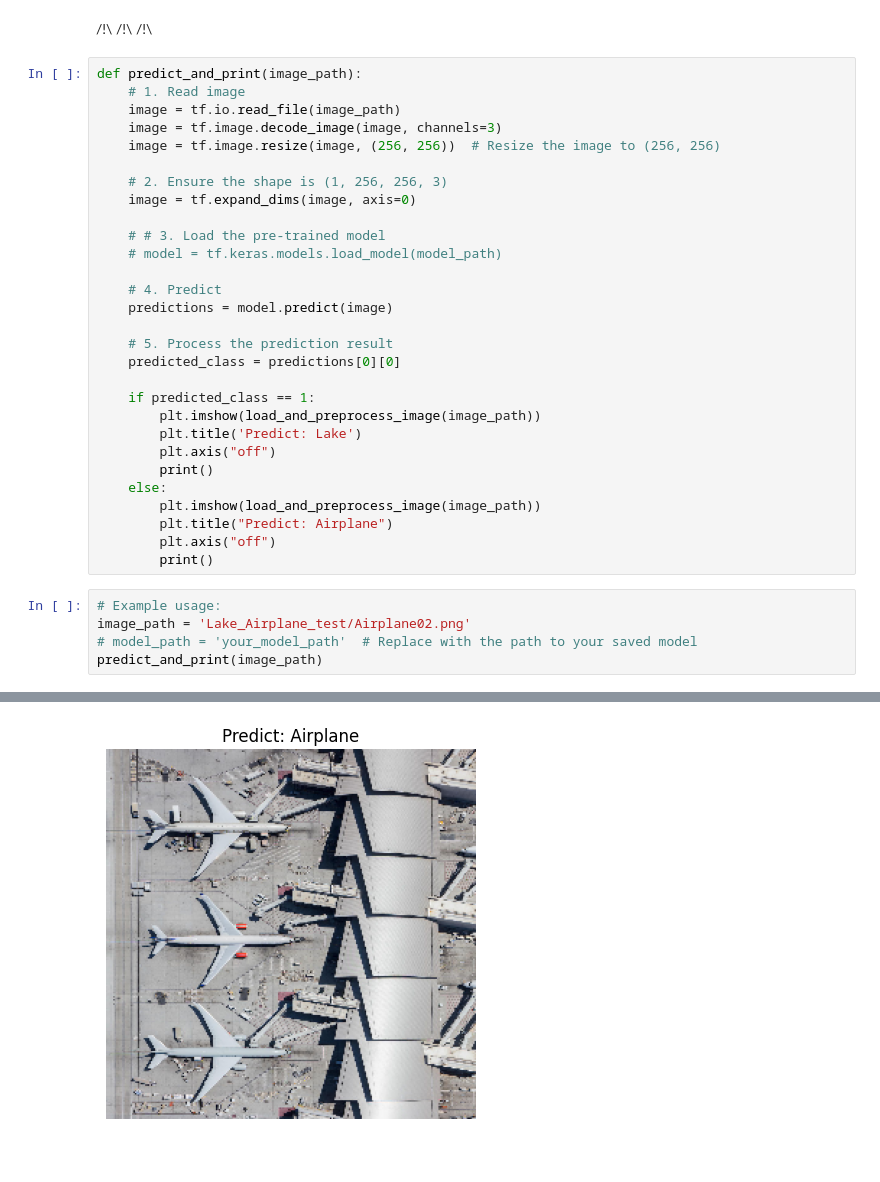
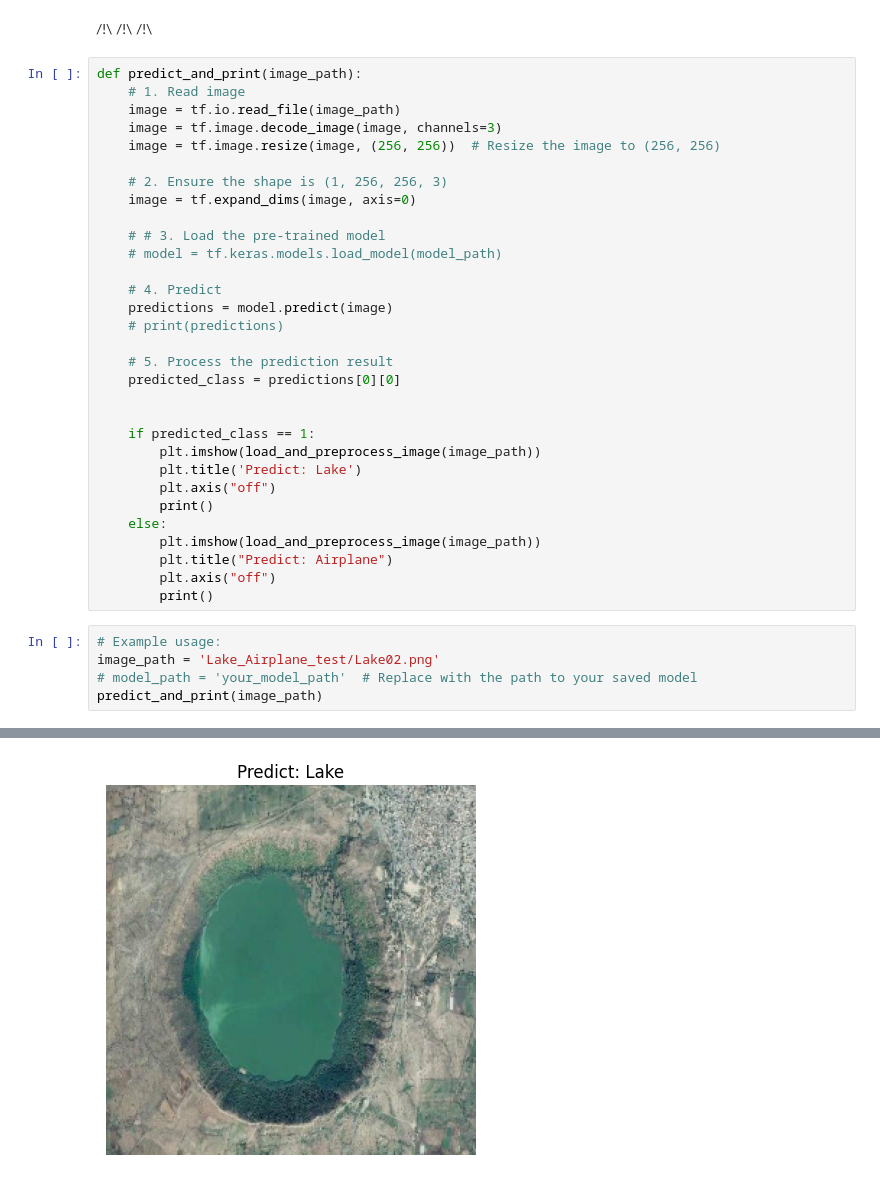
Before and after one commit to Minghaooooo/Lake_Airplane, a Jupyter notebook: Lake_or_airport.ipynb, the cells around one changed output, grey strips where cells are left out. Cells and saved outputs as stored; diff of their text form.

```diff
--- a/Lake_or_airport.ipynb
+++ b/Lake_or_airport.ipynb
@@ -248,9 +248,11 @@ def predict_and_print(image_path):
 
     # 4. Predict
     predictions = model.predict(image)
+    # print(predictions)
 
     # 5. Process the prediction result
     predicted_class = predictions[0][0]
+
 
     if predicted_class == 1:
         plt.imshow(load_and_preprocess_image(image_path))
@@ -264,7 +266,7 @@ def predict_and_print(image_path):
         print()
 # %%
 # Example usage:
-image_path = 'Lake_Airplane_test/Airplane02.png'
+image_path = 'Lake_Airplane_test/Lake02.png'
 # model_path = 'your_model_path'  # Replace with the path to your saved model
 predict_and_print(image_path)
 # %% [output]
@@ -272 +274 @@ predict_and_print(image_path)
-[figure, old version]
+[figure, new version]
```
Also changed, not shown: parts of 6 cells of this notebook.
